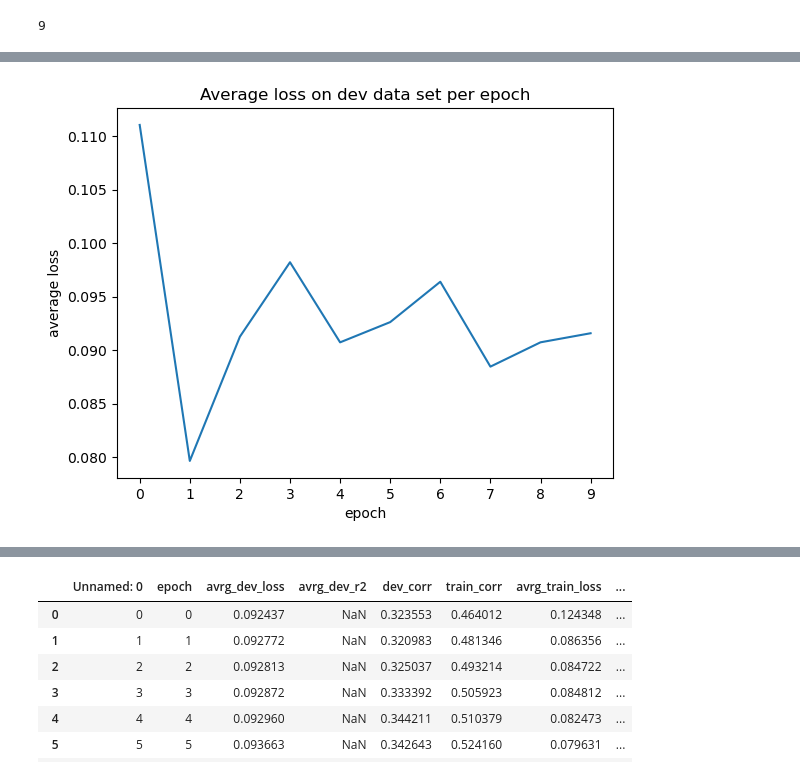
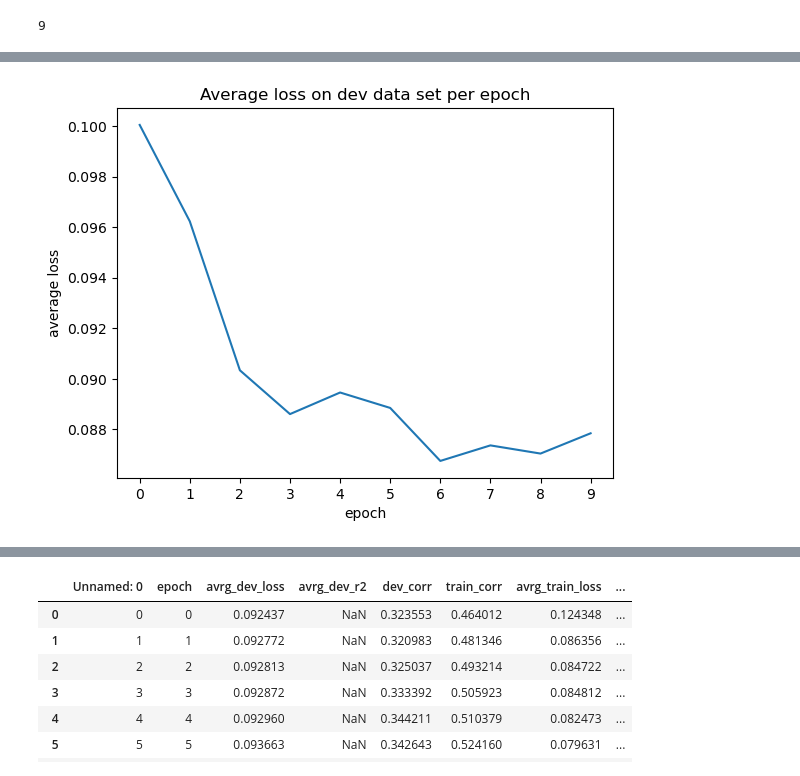
Before and after one commit to myrazma/2022_Masterthesis_Code, a Jupyter notebook: analysis/model_analysis.ipynb, the cells around one changed output, grey strips where cells are left out. Drawn from its saved outputs; the diff is of its cells as text; code cells hidden in the pictures.

```diff
--- a/analysis/model_analysis.ipynb
+++ b/analysis/model_analysis.ipynb
@@ -8,7 +8,7 @@ mpl.rcParams.update(mpl.rcParamsDefault)
 # Baseline BERT model
 ## Empathy
 # %%
-baseline_hist = pd.read_csv('../output/baseline_BERT/history.csv')
-baseline_hist.epoch = baseline_hist.epoch.astype(int)
-baseline_hist
+adapter_model = pd.read_csv('../output/history_adapters_distress_22-04-12_1202.csv')
+adapter_model.epoch = adapter_model.epoch.astype(int)
+adapter_model
 # %% [output]
@@ -40,9 +40,9 @@ plt.show()
 # %%
-plt.plot(baseline_hist[['avrg_dev_loss']])
+plt.plot(adapter_model[['avrg_dev_loss']])
 plt.title('Average loss on dev data set per epoch')
 plt.ylabel('average loss')
 plt.xlabel('epoch')
-plt.xticks(np.array(range(baseline_hist.epoch.max() + 1)))
+plt.xticks(np.array(range(adapter_model.epoch.max() + 1)))
 plt.show()
 # %% [output]
-[figure, old version]
+[figure, new version]
```
Also changed, not shown: parts of 15 cells of this notebook, 3 other files.
